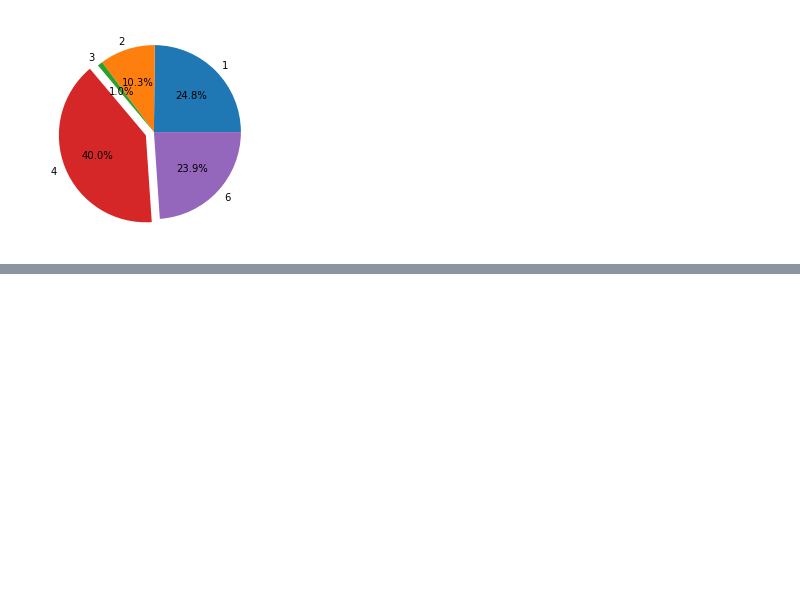
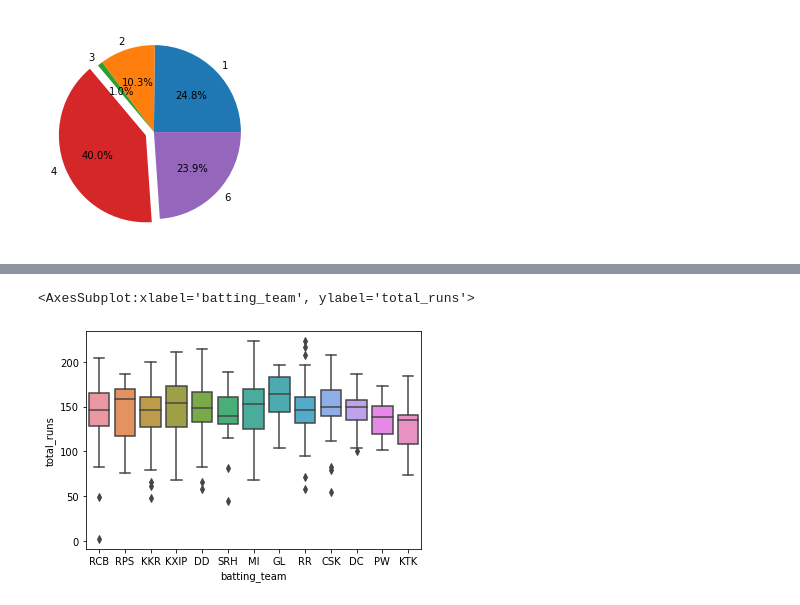
Before and after one commit to sheddyranking/IPL_Data_Analysis, a Jupyter notebook: deliveries_production.ipynb, the cells around one changed output, grey strips where cells are left out. Saved outputs shown, nothing was run; the diff lists cells and outputs as text; code cells hidden in the pictures; blank space fills up the shorter version.

```diff
--- a/deliveries_production.ipynb
+++ b/deliveries_production.ipynb
@@ -192,0 +204,6 @@ runs
+# %%
+##plot inning2
+sns.boxplot(x='batting_team',y='total_runs',data=inning2)
+# %% [output]
+<AxesSubplot:xlabel='batting_team', ylabel='total_runs'>
+[figure, added]
```
Also changed, not shown: parts of 22 cells of this notebook.
